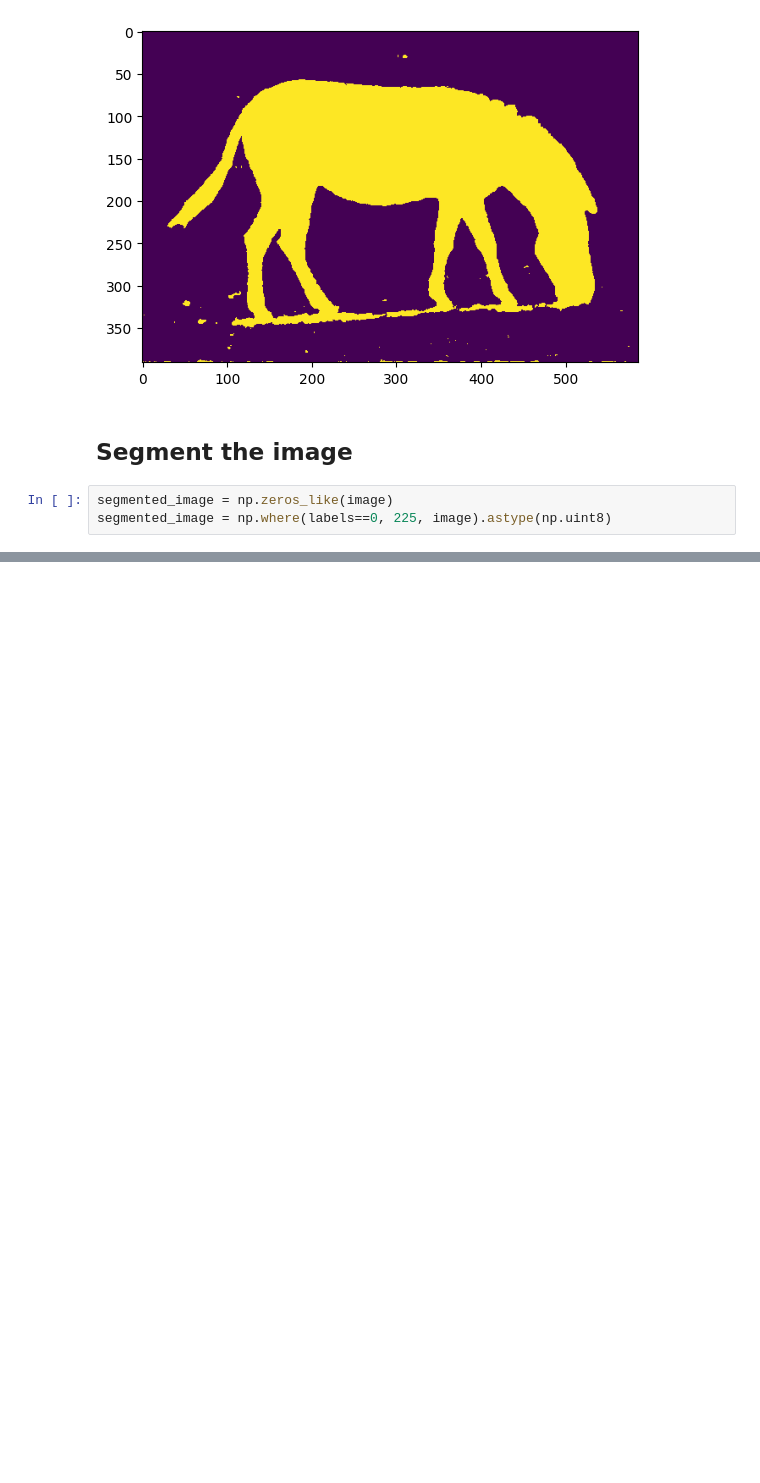
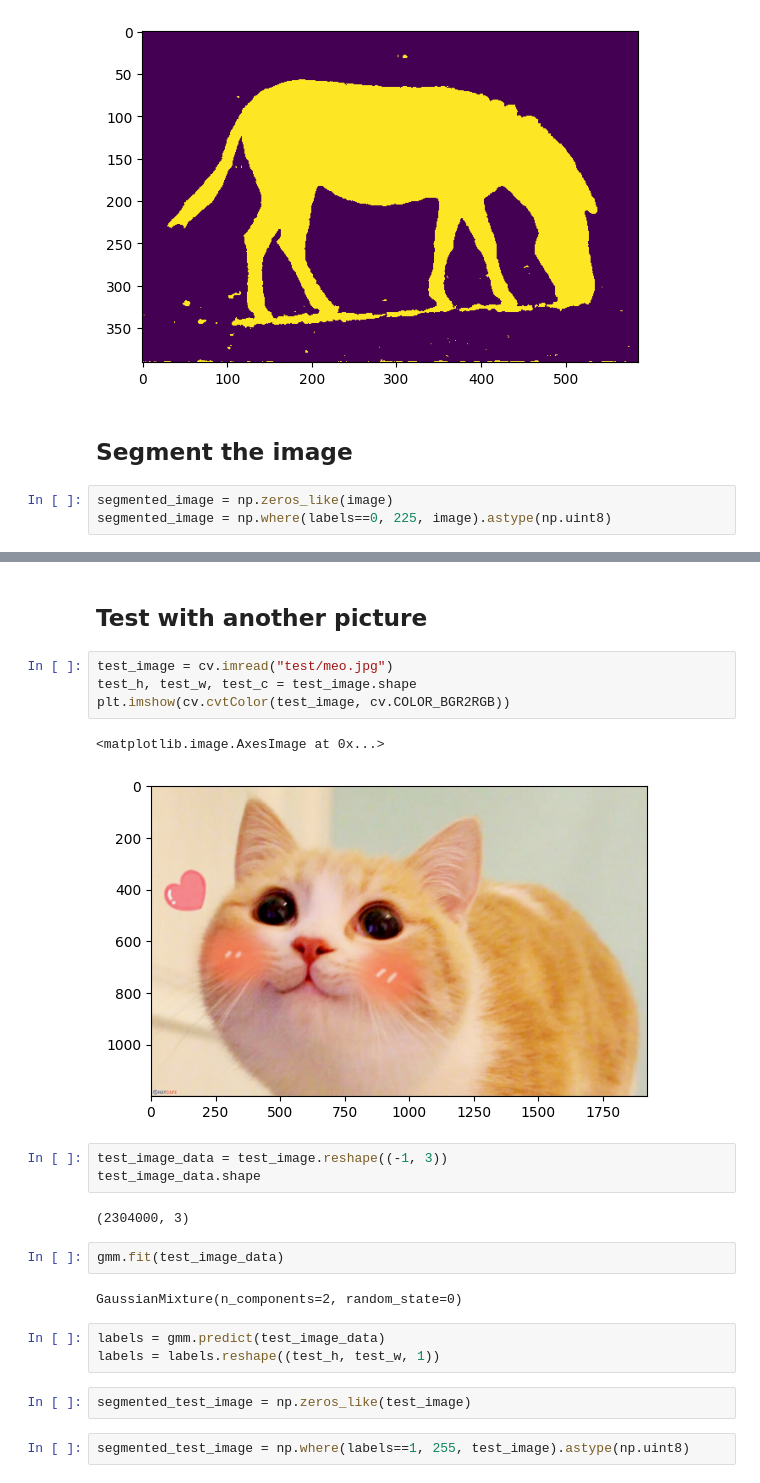
Before and after one commit to funaLee/DS102, a Jupyter notebook: LAB05/assignment.ipynb, the cells around one changed output, grey strips where cells are left out. Cells and saved outputs as stored; diff of their text form; blank space fills up the shorter version.

```diff
--- a/LAB05/assignment.ipynb
+++ b/LAB05/assignment.ipynb
@@ -66,0 +63,25 @@ plt.axis("off")
+# %% [markdown]
+## Test with another picture
+# %%
+test_image = cv.imread("test/meo.jpg")
+test_h, test_w, test_c = test_image.shape
+plt.imshow(cv.cvtColor(test_image, cv.COLOR_BGR2RGB))
+# %% [output]
+<matplotlib.image.AxesImage at 0x...>
+[figure, added]
+# %%
+test_image_data = test_image.reshape((-1, 3))
+test_image_data.shape
+# %% [output]
+(2304000, 3)
+# %%
+gmm.fit(test_image_data)
+# %% [output]
+GaussianMixture(n_components=2, random_state=0)
+# %%
+labels = gmm.predict(test_image_data)
+labels = labels.reshape((test_h, test_w, 1))
+# %%
+segmented_test_image = np.zeros_like(test_image)
+# %%
+segmented_test_image = np.where(labels==1, 255, test_image).astype(np.uint8)
```
Also changed, not shown: parts of 5 cells of this notebook, 1 other file.
